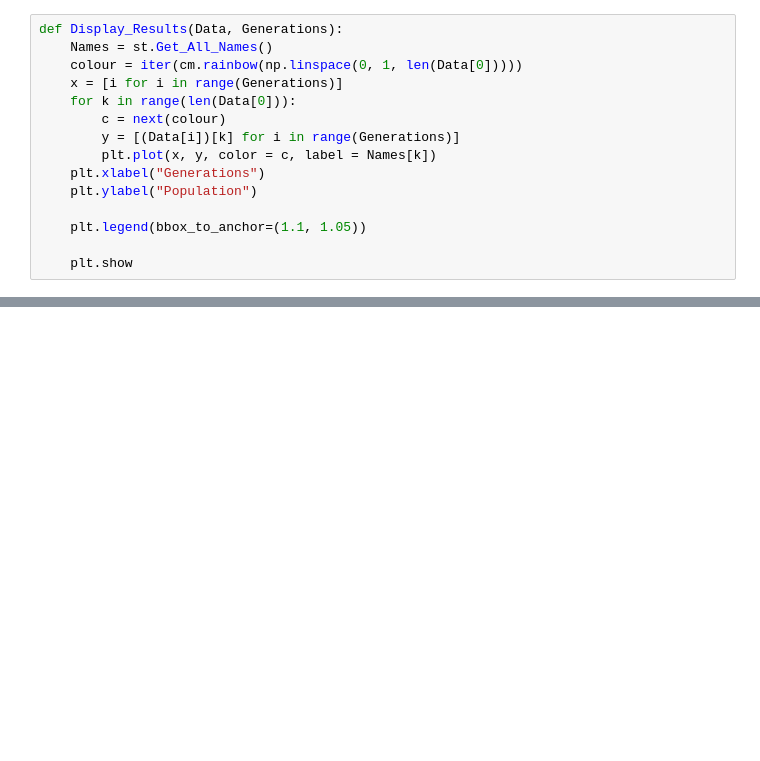
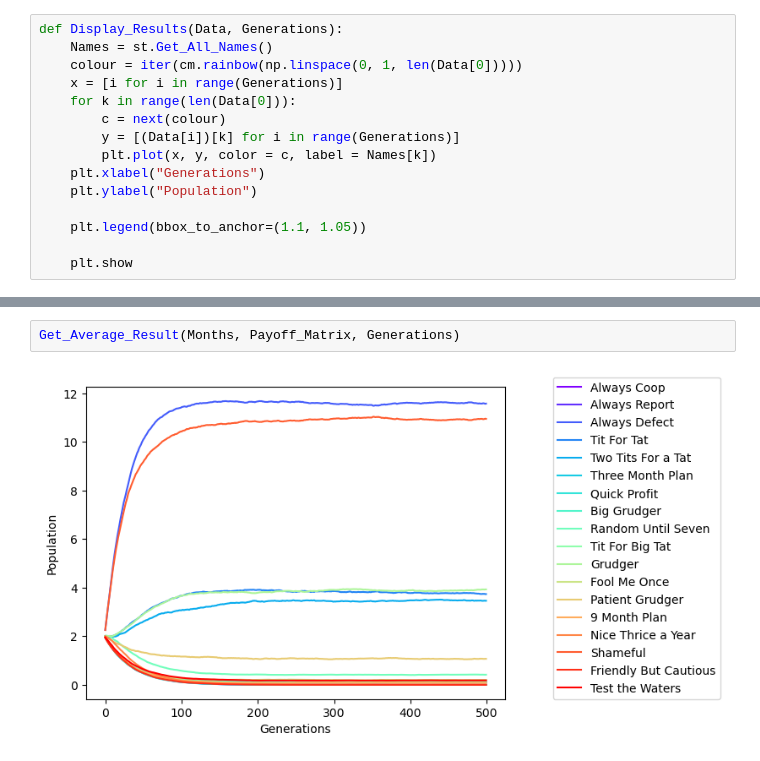
Before and after one commit to HarryFosterCU/Simulation-of-a-3-Choice-Prisoners-Dilemma-for-Modelling-Economic-Collusion, a Jupyter notebook: Emergent_Coop_Sim.ipynb, the cells around one changed output, grey strips where cells are left out. Saved outputs shown, nothing was run; the diff lists cells and outputs as text; blank space fills up the shorter version.

```diff
--- a/Emergent_Coop_Sim.ipynb
+++ b/Emergent_Coop_Sim.ipynb
@@ -119,0 +122,4 @@ Get_Average_Result(Months, Payoff_Matrix, Generations)
+# %%
+Get_Average_Result(Months, Payoff_Matrix, Generations)
+# %% [output]
+[figure, added]
```
Also changed, not shown: parts of 9 cells of this notebook, 1 other file.
